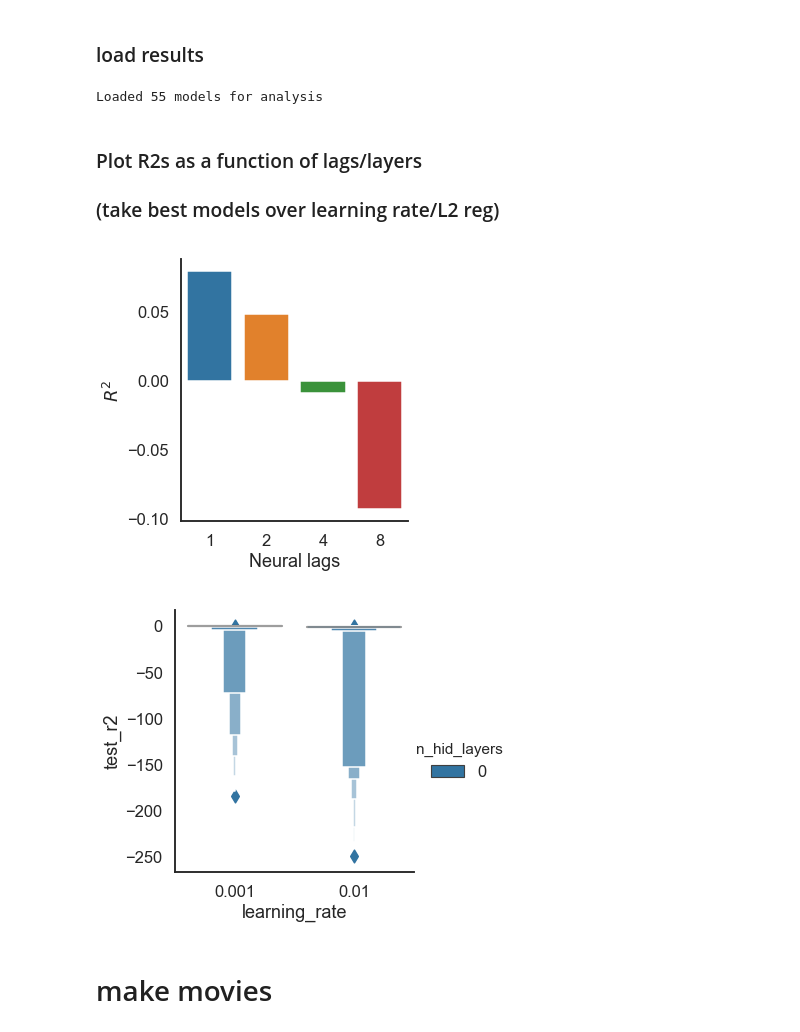
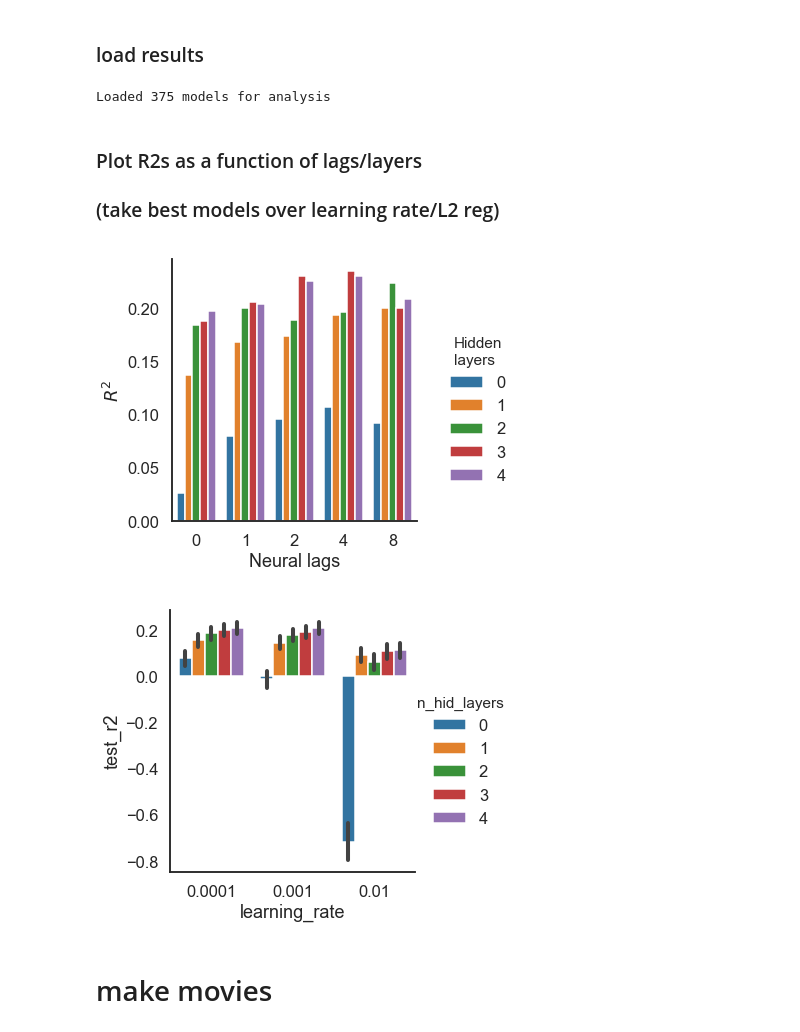
Before and after one commit to themattinthehatt/behavenet, a Jupyter notebook: analyses/decoder_analysis_notebook.ipynb, the cells around one changed output. Cells and saved outputs as stored; diff of their text form; code cells hidden in the pictures.

Commit message:
discrete decoder updates

```diff
--- a/analyses/decoder_analysis_notebook.ipynb
+++ b/analyses/decoder_analysis_notebook.ipynb
@@ -9,6 +9,9 @@ import matplotlib.pyplot as plt
 
 from fitting.utils import get_lab_example
 from fitting.utils import get_output_dirs
+
+save_outputs = False
+results_dir = '/home/mattw/results/behavenet_figs/'
 # %% [markdown]
 # Plot decoder $R^2$'s
 # %% [markdown]
@@ -19,7 +22,7 @@ hparams = {
     'data_dir': '/home/mattw/data',  # might be a different path than what is saved in hparams
     'tt_save_path': '/home/mattw/results/behavenet'}
 lab = 'musall'
-model_types = ['linear'] #, 'ff']
+model_types = ['linear', 'ff']
 expt_name = 'grid_search'
 
 metrics = []
@@ -47,14 +50,17 @@ for model_type in model_types:
         except:
             continue
         # load model info
-        with open(os.path.join(model_dir, 'meta_tags.csv'), mode='r') as f:
-            hp = csv.reader(f)
-            hparams = {rows[0]: rows[1] for rows in hp}
+#         with open(os.path.join(model_dir, 'meta_tags.csv'), mode='r') as f:
+#             hp = csv.reader(f)
+#             hparams = {rows[0]: rows[1] for rows in hp}
+        with open(os.path.join(model_dir, 'meta_tags.pkl'), 'rb') as f:
+            hparams = pickle.load(f)
         # append model info to metrics ()
         version_num = version[8:]
         metric['version'] = str('version_%i' % model_indx + version_num)
         for key, val in hparams.items():
-            metric[key] = val
+            if isinstance(val, (str, int, float)):
+                metric[key] = val
         metrics.append(metric)
 
     model_indx += 10000  # assumes no more than 10k model versions in an experiment
@@ -62,7 +68,7 @@ for model_type in model_types:
 metrics_df = pd.concat(metrics, sort=False)
 print('Loaded %i models for analysis' % model_counter)
 # %% [output]
-Loaded 55 models for analysis
+Loaded 375 models for analysis
 # %% [markdown]
 ### Plot R2s as a function of lags/layers
 ### (take best models over learning rate/L2 reg)
@@ -98,24 +101,34 @@ for lag in n_lags:
 best_models_df = pd.concat(best_models_list)
 # %%
 # PLOT
+sns.set_style('white')
+sns.set_context('talk')
+
 y_axis = 'test_r2' # 'test_loss' | 'test_r2'
 plot_type = 'bar'
 x_axis = 'n_lags'
 
 splt = sns.catplot(
     x=x_axis, y=y_axis, hue=hue, kind=plot_type, data=best_models_df, ci=None)
-splt.ax.set_ylabel('$R^2$')
+if y_axis == 'test_r2':
+    splt.ax.set_ylabel('$R^2$')
+elif y_axis == 'test_loss':
+    splt.ax.set_ylabel('MSE')
 splt.ax.set_xlabel('Neural lags')
 if hue is not None:
     splt._legend.set_title('Hidden\nlayers')
 
-save_file = None #str('/home/mattw/results/temp/%s_decoder_R2s' % lab)
+if save_outputs:
+    save_file = os.path.join(results_dir, '%s_decoder_R2s_by_trial' % lab)
+else:
+    save_file = None
+
 if save_file is not None:
     plt.savefig(save_file + '.jpg', dpi=300, format='jpeg')
 
 plt.show()
 # %% [output]
-[figure, old version]
+[figure, new version]
 # %%
 # look at reg vals/learning rate
 measure = 'learning_rate'  # 'learning_rate' | 'l2_reg'
@@ -138,13 +151,13 @@ data_queried = data_queried[data_queried[get_best]==best_meas]
 
 x_axis = measure
 y_axis = 'test_r2' # 'test_loss' | 'test_r2'
-plot_type = 'boxen'
+plot_type = 'bar'
 hue = 'n_hid_layers'
 
 splt = sns.catplot(
     x=x_axis, y=y_axis, hue=hue, kind=plot_type, data=data_queried)
 # %% [output]
-[figure, old version]
+[figure, new version]
 # %% [markdown]
 # make movies
 # %%
```
Also changed, not shown: parts of 7 cells of this notebook, 6 other files.
